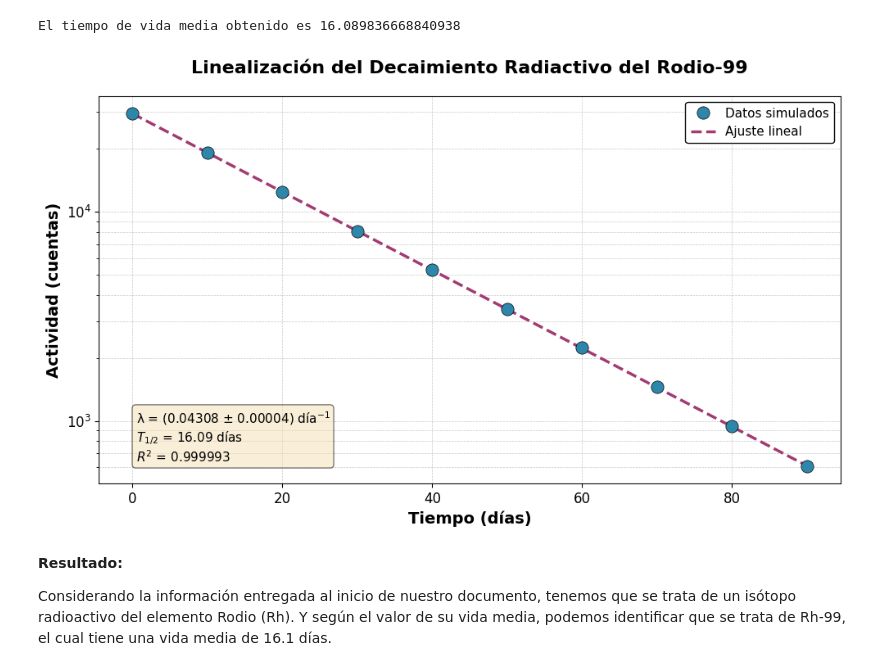
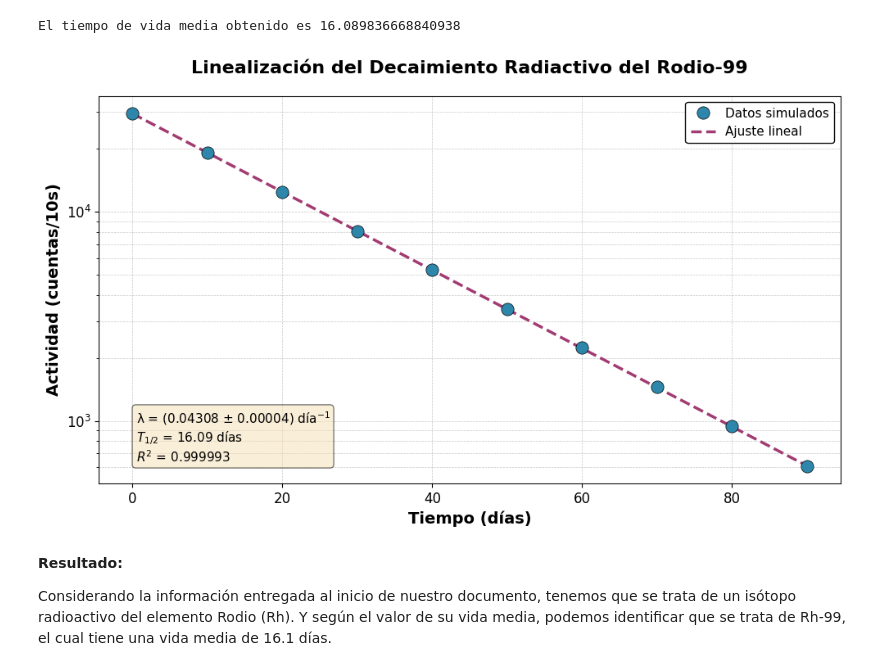
Before and after one commit to jkou02/Decaimiento_Rodio_Bongo_Physics, a Jupyter notebook: notebooks/Adquirir_datos.ipynb, the cells around one changed output. Cells and saved outputs as stored; diff of their text form; code cells hidden in the pictures.

Commit message:
fix: Corrección en el label del eje Y en la imagen de linealización del decaimiento

```diff
--- a/notebooks/Adquirir_datos.ipynb
+++ b/notebooks/Adquirir_datos.ipynb
@@ -64,3 +64,7 @@ Aquí lo que hago es que tomo los datos y los gráfico según lo que necesito.
 # %%
 # Guardamos los datos en un archivo externo.
 muestras.to_csv("../data/muestras.csv")
+# %%
+# Solo usar está línea si se desea cargar el archivo y no construir los datos desde cero.
+muestras = pd.read_csv("../data/muestras.csv")
+muestras.head(15)
@@ -152,35 +168,35 @@ plt.semilogy(muestras['fecha_obs_dias'], muestras['cuentas'],
 # Ajuste lineal
 plt.semilogy(muestras['fecha_obs_dias'],
              (muestras['cuentas'].max()*np.exp(slope*muestras['fecha_obs_dias'])),
              '--', color='#A23B72', linewidth=2.5,
              label='Ajuste lineal', zorder=2)
 
 # Etiquetas
 plt.xlabel('Tiempo (días)', fontsize=14, fontweight='bold')
-plt.ylabel("Actividad (cuentas)", fontsize=14, fontweight='bold')
+plt.ylabel("Actividad (cuentas/10s)", fontsize=14, fontweight='bold')
 plt.title('Linealización del Decaimiento Radiactivo del Rodio-99', fontsize=16, fontweight='bold', pad=20)
 
 # Grid y ticks
 plt.grid(True, which='both', linestyle='--', linewidth=0.5, alpha=0.7, zorder=1)
 plt.tick_params(axis='both', labelsize=12)
 
 # Leyenda
 plt.legend(loc='upper right', fontsize=11, framealpha=0.95,
            edgecolor='black', fancybox=True)
 
 # Información estadística
 texto = f'λ = ({abs(slope):.5f} ± {std_err:.5f}) día$^{{-1}}$\n'
 texto += f'$T_{{1/2}}$ = {t_half_life:.2f} días\n'
 texto += f'$R^2$ = {r_value**2:.6f}'
 plt.text(0.05, 0.05, texto, transform=plt.gca().transAxes,
          fontsize=11, verticalalignment='bottom',
          bbox=dict(boxstyle='round', facecolor='wheat', alpha=0.5))
 
 plt.tight_layout()
 plt.savefig('../figuras/linealización_decaimiento_Rh99.png', dpi=300, bbox_inches='tight')
 plt.show()
 # %% [output]
-[figure, old version]
+[figure, new version]
 # %% [markdown]
 **Resultado:**
 
```
Also changed, not shown: parts of 2 cells of this notebook, 1 other file.
